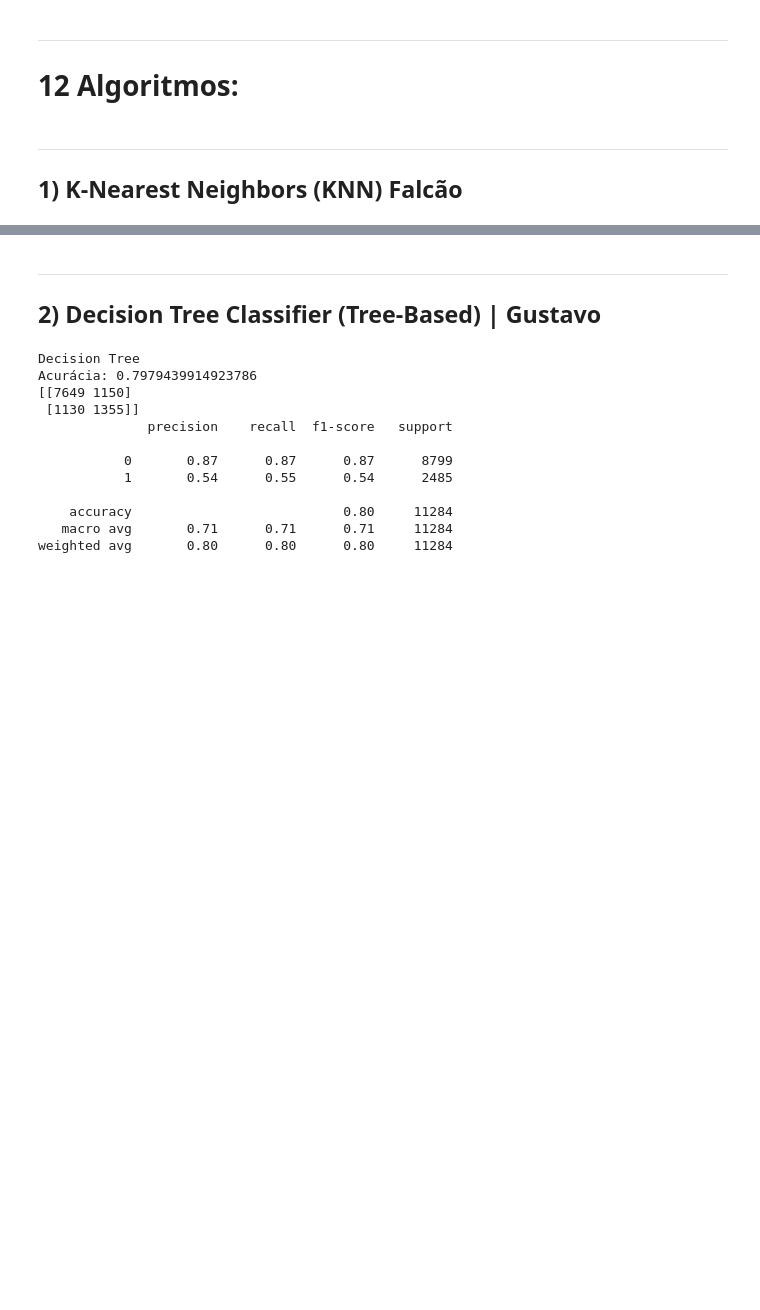
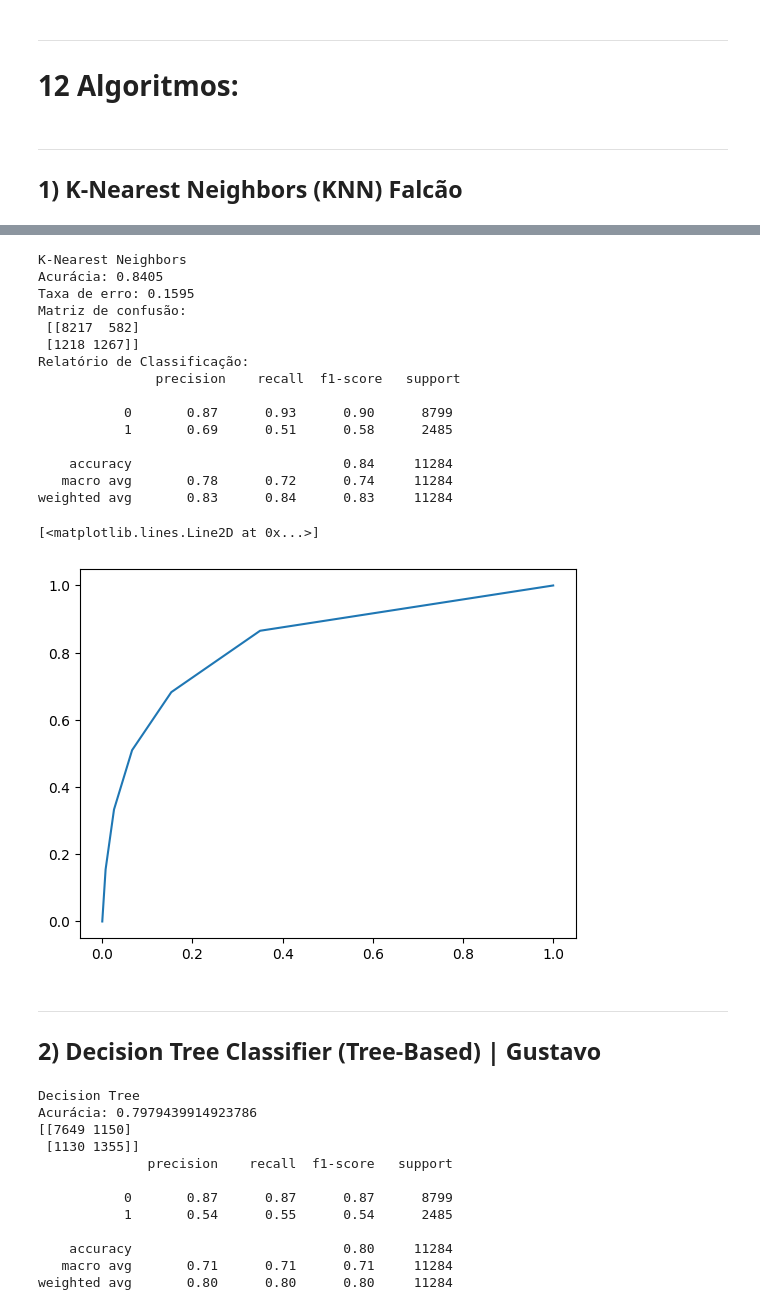
Before and after one commit to rdxdfulll/ClassifiersCommittee, a Jupyter notebook: ClassifiersCommittee.ipynb, the cells around one changed output, grey strips where cells are left out. Saved outputs shown, nothing was run; the diff lists cells and outputs as text; code cells hidden in the pictures; blank space fills up the shorter version.

```diff
--- a/ClassifiersCommittee.ipynb
+++ b/ClassifiersCommittee.ipynb
@@ -175,3 +121,81 @@ weighted avg       0.83      0.84      0.83     11284
+# %%
+# ========================
+# K-Nearest Neighbors (KNN)
+# ========================
+from sklearn.neighbors import KNeighborsClassifier
+from sklearn.model_selection import train_test_split
+from sklearn.metrics import accuracy_score, confusion_matrix, classification_report, roc_curve, auc
+import matplotlib.pyplot as plt
+from sklearn.preprocessing import LabelEncoder, StandardScaler
+import pandas as pd
+
+# Make a fresh copy of the dataframe
+df_knn = df_cleaned.copy()
+
+# features (X) e target (y)
+X = df_knn.drop(["RainTomorrow", 'Date', 'Location', 'WindGustDir', 'WindDir9am', 'WindDir3pm', 'RainToday'], axis=1)  # variável alvo = "RainTomorrow"
+y = df_knn["RainTomorrow"]
+
+# converter TARGET para numerico
+le = LabelEncoder()
+y = le.fit_transform(y)
+
+# treino/teste
+X_train, X_test, y_train, y_test = train_test_split(X, y, test_size=0.2, random_state=42)
+
+# Escalonar os dados
+scaler = StandardScaler()
+X_train_scaled = scaler.fit_transform(X_train)
+X_test_scaled = scaler.transform(X_test)
+
+# modelo e prediçoes
+knn = KNeighborsClassifier(n_neighbors=5)  # You can adjust n_neighbors
+knn.fit(X_train_scaled, y_train)
+y_pred_knn = knn.predict(X_test_scaled)
+
+# métricas
+accuracy = accuracy_score(y_test, y_pred_knn)
+error_rate = 1 - accuracy
+conf_matrix = confusion_matrix(y_test, y_pred_knn)
+class_report = classification_report(y_test, y_pred_knn)
+
+print("K-Nearest Neighbors")
+print(f"Acurácia: {accuracy:.4f}")
+print(f"Taxa de erro: {error_rate:.4f}")
+print("Matriz de confusão:\n", conf_matrix)
+print("Relatório de Classificação:\n", class_report)
+
+# ROC Curve
+y_prob_knn = knn.predict_proba(X_test_scaled)[:,1]
+fpr, tpr, _ = roc_curve(y_test, y_prob_knn)
+roc_auc = auc(fpr, tpr)
+plt.plot(fpr, tpr, label=f'KNN (AUC = {roc_auc:.2f})')
+
+# Keep the plot code from the Random Forest cell to display all ROC curves together
+# plt.plot([0,1], [0,1], "k--")
+# plt.xlabel("False Positive Rate")
+# plt.ylabel("True Positive Rate")
+# plt.title("ROC Curve - Tree Based Models")
+# plt.legend()
+# plt.show()
+# %% [output]
+K-Nearest Neighbors
+Acurácia: 0.8405
+Taxa de erro: 0.1595
+Matriz de confusão:
+ [[8217  582]
+ [1218 1267]]
+Relatório de Classificação:
+               precision    recall  f1-score   support
+
+           0       0.87      0.93      0.90      8799
+           1       0.69      0.51      0.58      2485
+
+    accuracy                           0.84     11284
+   macro avg       0.78      0.72      0.74     11284
+weighted avg       0.83      0.84      0.83     11284
+[<matplotlib.lines.Line2D at 0x...>]
+[figure, added]
 # %% [markdown]
 ---
 ## 2) Decision Tree Classifier (Tree-Based) | Gustavo
```
Also changed, not shown: parts of 31 cells of this notebook.
